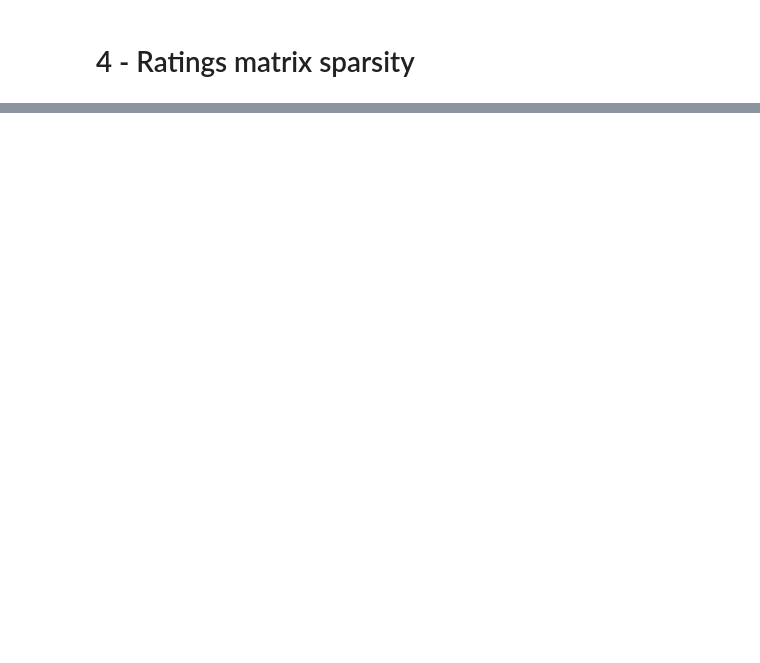
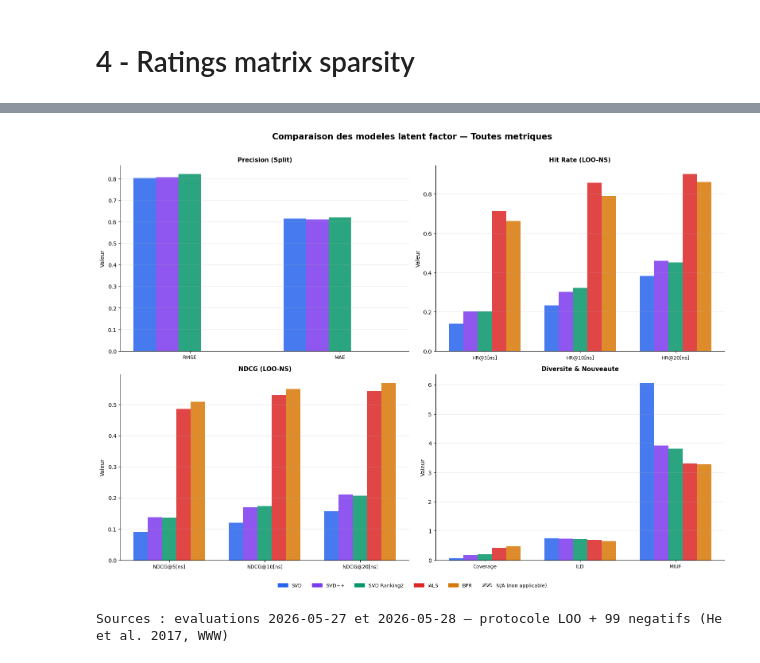
Before and after one commit to ArthurOttevaere/movix-recommender, a Jupyter notebook: analytics.ipynb, the cells around one changed output, grey strips where cells are left out. Saved outputs shown, nothing was run; the diff lists cells and outputs as text; code cells hidden in the pictures; blank space fills up the shorter version.

```diff
--- a/analytics.ipynb
+++ b/analytics.ipynb
@@ -193,0 +197,69 @@ Matrix sparsity: 50.0%
+# %%
+import pandas as pd
+import matplotlib.pyplot as plt
+import matplotlib.patches as mpatches
+import numpy as np
+
+# Consolidated data (evaluations 2026-05-27 and 2026-05-28)
+data = {
+    'Modele':      ['SVD', 'SVD++', 'SVD Ranking2', 'iALS', 'BPR'],
+    'RMSE':        [0.804, 0.806, 0.822, None, None],
+    'MAE':         [0.614, 0.611, 0.621, None, None],
+    'HR@5[ns]':    [0.138, 0.202, 0.201, 0.713, 0.663],
+    'HR@10[ns]':   [0.233, 0.302, 0.321, 0.856, 0.790],
+    'HR@20[ns]':   [0.382, 0.459, 0.451, 0.902, 0.862],
+    'NDCG@5[ns]':  [0.090, 0.138, 0.136, 0.485, 0.509],
+    'NDCG@10[ns]': [0.120, 0.170, 0.174, 0.531, 0.550],
+    'NDCG@20[ns]': [0.157, 0.210, 0.207, 0.543, 0.569],
+    'Coverage':    [0.062, 0.175, 0.194, 0.422, 0.473],
+    'MIUF':        [6.060, 3.920, 3.810, 3.300, 3.280],
+    'ILD':         [0.738, 0.730, 0.718, 0.691, 0.653],
+}
+df = pd.DataFrame(data).set_index('Modele')
+
+groups = {
+    'Accuracy (Split)':     ['RMSE', 'MAE'],
+    'Hit Rate (LOO-NS)':     ['HR@5[ns]', 'HR@10[ns]', 'HR@20[ns]'],
+    'NDCG (LOO-NS)':         ['NDCG@5[ns]', 'NDCG@10[ns]', 'NDCG@20[ns]'],
+    'Diversity & Novelty': ['Coverage', 'ILD', 'MIUF'],
+}
+
+colors = ['#2563EB', '#7C3AED', '#059669', '#DC2626', '#D97706']
+models = df.index.tolist()
+
+fig, axes = plt.subplots(2, 2, figsize=(16, 11))
+fig.suptitle('Comparaison des modeles latent factor — Toutes metriques',
+             fontsize=15, fontweight='bold', y=1.01)
+
+for ax, (group_name, metrics) in zip(axes.flat, groups.items()):
+    x     = np.arange(len(metrics))
+    n     = len(models)
+    width = 0.15
+    offset = np.linspace(-(n-1)/2, (n-1)/2, n) * width
+
+    for j, (model, color) in enumerate(zip(models, colors)):
+        vals = [df.loc[model, m] if pd.notna(df.loc[model, m]) else 0 for m in metrics]
+        bars = ax.bar(x + offset[j], vals, width, label=model, color=color, alpha=0.85)
+        for k, (bar, v) in enumerate(zip(bars, vals)):
+            if pd.isna(df.loc[model, metrics[k]]):
+                bar.set_hatch('///')
+                bar.set_facecolor('lightgray')
+
+    ax.set_xticks(x)
+    ax.set_xticklabels(metrics, fontsize=9)
+    ax.set_title(group_name, fontsize=11, fontweight='bold')
+    ax.set_ylabel('Valeur')
+    ax.grid(axis='y', alpha=0.3)
+    ax.spines[['top', 'right']].set_visible(False)
+
+handles = [mpatches.Patch(color=c, label=m) for c, m in zip(colors, models)]
+na_patch = mpatches.Patch(facecolor='lightgray', hatch='///', label='N/A (not applicable)')
+fig.legend(handles=handles + [na_patch], loc='lower center', ncol=6,
+           fontsize=9, bbox_to_anchor=(0.5, -0.04), frameon=False)
+
+plt.tight_layout()
+plt.show()
+print("Sources: evaluations 2026-05-27 and 2026-05-28 — LOO + 99 negatives protocol (He et al. 2017, WWW)")
+# %% [output]
+[figure, added]
+Sources : evaluations 2026-05-27 et 2026-05-28 — protocole LOO + 99 negatifs (He et al. 2017, WWW)
```
Also changed, not shown: parts of 17 cells of this notebook, 5 other files.
